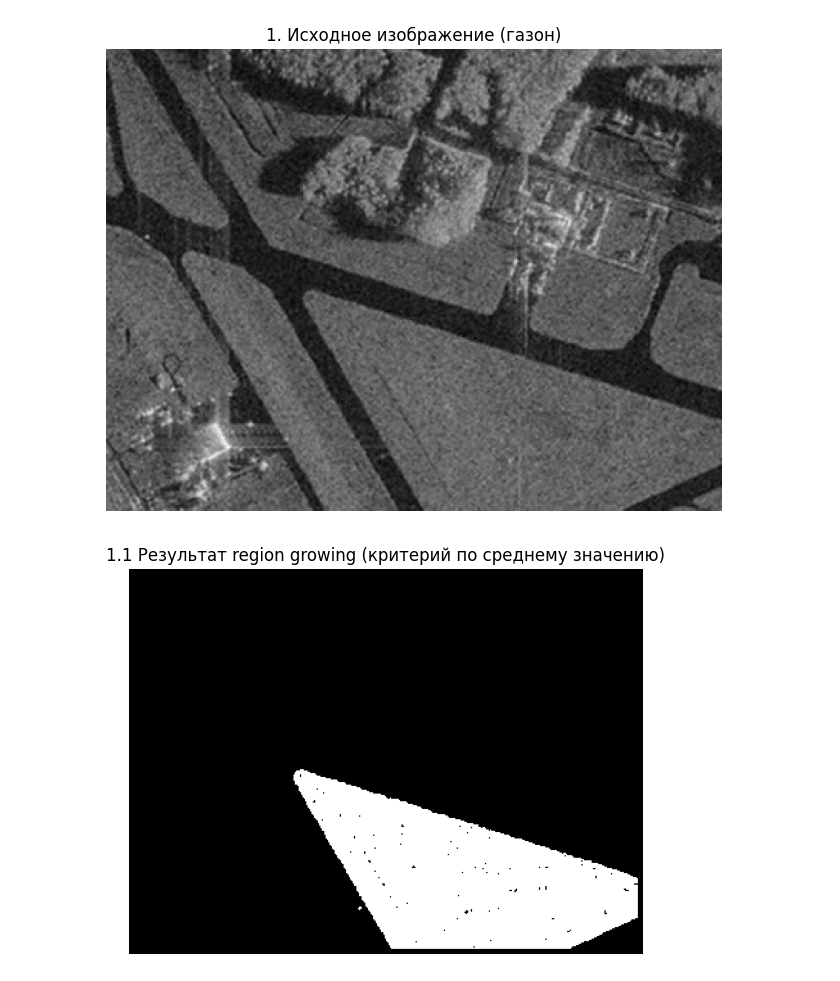
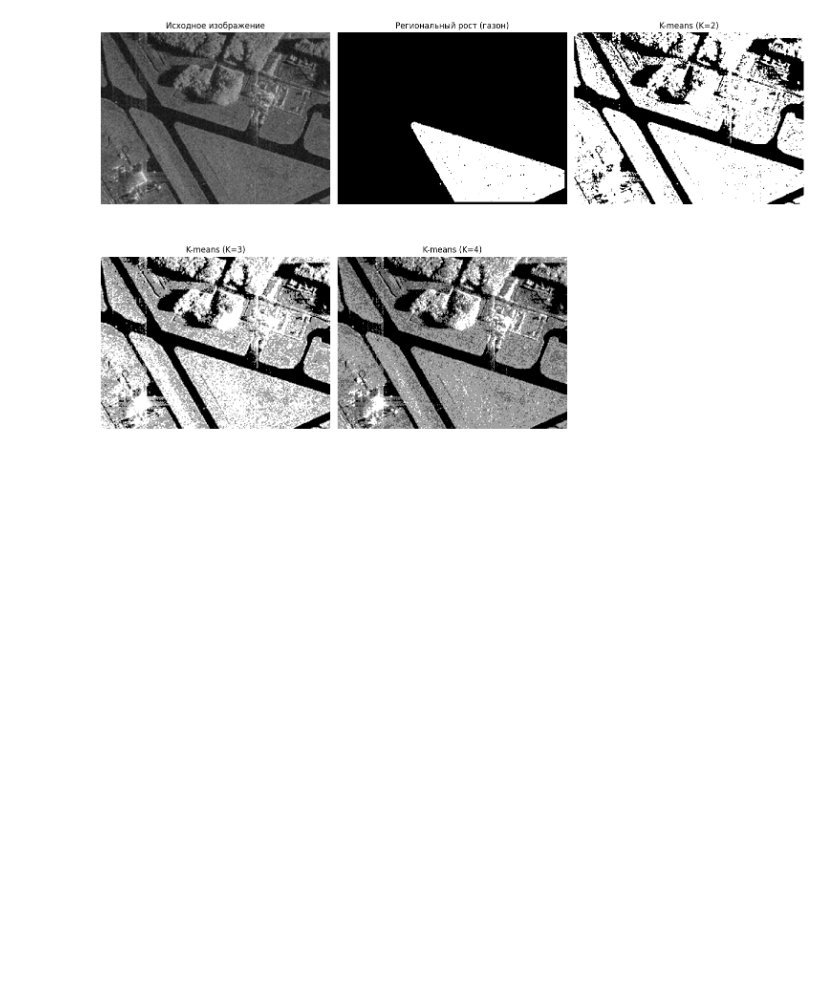
Before and after one commit to VesTnik1320/SAR_Image_Processing, a Jupyter notebook: Task4/Task4.ipynb, the cells around one changed output. Cells and saved outputs as stored; diff of their text form; code cells hidden in the pictures; blank space fills up the shorter version.

```diff
--- a/Task4/Task4.ipynb
+++ b/Task4/Task4.ipynb
@@ -8,61 +8,81 @@
 import cv2
 import numpy as np
 import matplotlib.pyplot as plt
-from scipy import ndimage
-from skimage import util, measure
 
-image_path = 'sar_1_1.jpg'
-image = cv2.imread(image_path)
-if image is None:
-    raise FileNotFoundError(f"Файл {image_path} не найден.")
-
+image = cv2.imread('sar_1_1.jpg')
 image_gray = cv2.cvtColor(image, cv2.COLOR_BGR2GRAY)
-image_gray_f = util.img_as_float(image_gray)
-
-plt.figure(figsize=(8, 6))
-plt.imshow(image_gray, cmap='gray')
-plt.title("1. Исходное изображение (газон)")
-plt.axis('off')
-plt.show()
-
 
 def homo_average(img, mask, point, T):
-    """Классический критерий — разница между средним по региону и текущим пикселем."""
     masked_region = img[mask > 0]
     if len(masked_region) == 0:
         return False
     av_val = masked_region.mean()
-    return abs(av_val - img[point]) <= T
 
+    if abs(av_val - img[point]) <= T:
+        return True
+
+    return False
 
 def region_growing(image, seed_point, homo_fun, r, T):
     mask = np.zeros(image.shape, np.uint8)
     mask[seed_point] = 1
     count = 1
-
     while count > 0:
         count = 0
         local_mask = np.zeros(image.shape, np.uint8)
         for i in range(r, image.shape[0] - r):
             for j in range(r, image.shape[1] - r):
-                if mask[i, j] == 0 and mask[i - r:i + r, j - r:j + r].sum() > 0:
-                    if homo_fun(image, mask, (i, j), T):
-                        local_mask[i, j] = 1
+                if mask[i,j] == 0 and mask[i-r:i+r, j-r:j+r].sum() > 0:
+                    if homo_fun(image, mask, (i,j), T):
+                        local_mask[i,j] = 1
         count = np.count_nonzero(local_mask)
         mask += local_mask
 
     return mask * 255
 
+seed_point = (250, 250)
+mask = region_growing(image_gray, seed_point, homo_average, 4, 25)
 
-seed_point = (250, 250)
-mask_avg = region_growing(image_gray, seed_point, homo_average, r=4, T=25)
+def apply_kmeans(image, K):
+    z = image.reshape((-1, 1))
+    z = np.float32(z)
+    criteria = (cv2.TERM_CRITERIA_EPS + cv2.TERM_CRITERIA_MAX_ITER, 10, 1.0)
+    ret, label, center = cv2.kmeans(z, K, None, criteria, 10, cv2.KMEANS_RANDOM_CENTERS)
+    center = np.uint8(center)
+    res = center[label.flatten()]
+    res2 = res.reshape((image.shape))
+    return res2
 
-plt.figure(figsize=(10, 5))
-plt.imshow(mask_avg, cmap='gray')
-plt.title("1.1 Результат region growing (критерий по среднему значению)")
-plt.axis('off')
+k2_result = apply_kmeans(image_gray, 2)
+k3_result = apply_kmeans(image_gray, 3)
+k4_result = apply_kmeans(image_gray, 4)
+
+fig, axes = plt.subplots(2, 3, figsize=(15, 10))
+
+axes[0, 0].imshow(image_gray, cmap='gray')
+axes[0, 0].set_title('Исходное изображение')
+axes[0, 0].axis('off')
+
+axes[0, 1].imshow(mask, cmap='gray')
+axes[0, 1].set_title('Региональный рост (газон)')
+axes[0, 1].axis('off')
+
+axes[0, 2].imshow(k2_result, cmap='gray')
+axes[0, 2].set_title('K-means (K=2)')
+axes[0, 2].axis('off')
+
+axes[1, 0].imshow(k3_result, cmap='gray')
+axes[1, 0].set_title('K-means (K=3)')
+axes[1, 0].axis('off')
+
+axes[1, 1].imshow(k4_result, cmap='gray')
+axes[1, 1].set_title('K-means (K=4)')
+axes[1, 1].axis('off')
+
+axes[1, 2].axis('off')
+
+plt.tight_layout()
 plt.show()
 # %% [output]
-[figure, old version]
+[figure, new version]
-[figure, removed]
 # %%
```
Also changed, not shown: parts of 2 cells of this notebook, 1 other file.
